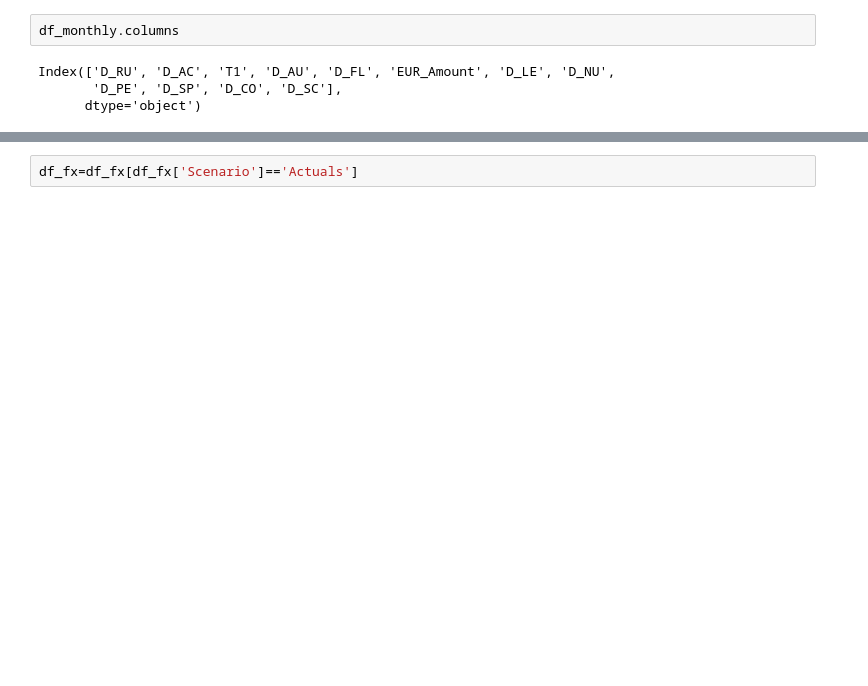
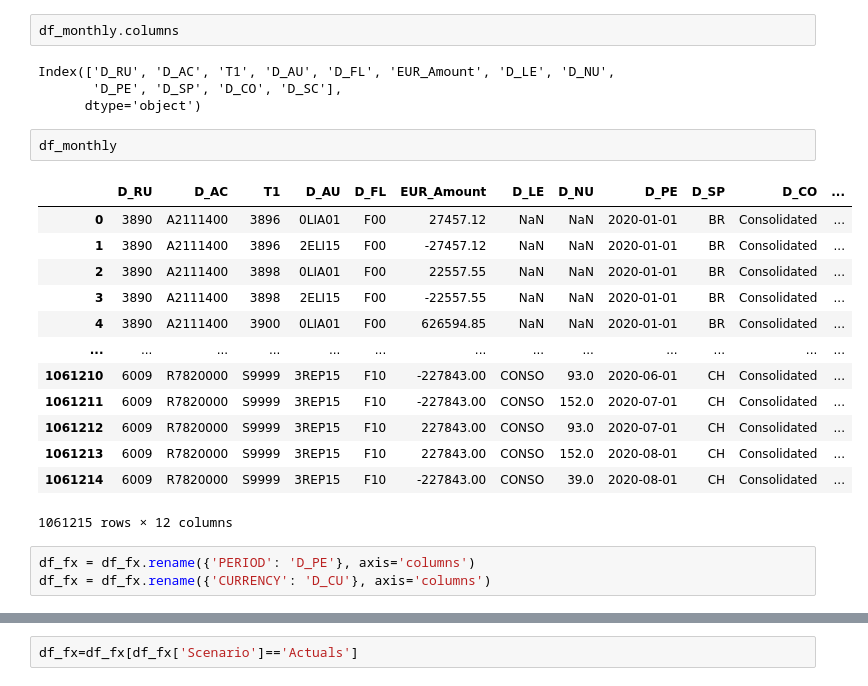
Before and after one commit to planning-and-control/opening-balance, a Jupyter notebook: src/F00_for_BP.ipynb, the cells around one changed output, grey strips where cells are left out. Cells and saved outputs as stored; diff of their text form; blank space fills up the shorter version.

```diff
--- a/src/F00_for_BP.ipynb
+++ b/src/F00_for_BP.ipynb
@@ -82,6 +102,25 @@ df_monthly.columns
 Index(['D_RU', 'D_AC', 'T1', 'D_AU', 'D_FL', 'EUR_Amount', 'D_LE', 'D_NU',
        'D_PE', 'D_SP', 'D_CO', 'D_SC'],
       dtype='object')
+# %%
+df_monthly
+# %% [output]
+|  | D_RU | D_AC | T1 | D_AU | D_FL | EUR_Amount | D_LE | D_NU | D_PE | D_SP | D_CO | ... |
+| 0 | 3890 | A2111400 | 3896 | 0LIA01 | F00 | 27457.12 | NaN | NaN | 2020-01-01 | BR | Consolidated | ... |
+| 1 | 3890 | A2111400 | 3896 | 2ELI15 | F00 | -27457.12 | NaN | NaN | 2020-01-01 | BR | Consolidated | ... |
+| 2 | 3890 | A2111400 | 3898 | 0LIA01 | F00 | 22557.55 | NaN | NaN | 2020-01-01 | BR | Consolidated | ... |
+| 3 | 3890 | A2111400 | 3898 | 2ELI15 | F00 | -22557.55 | NaN | NaN | 2020-01-01 | BR | Consolidated | ... |
+| 4 | 3890 | A2111400 | 3900 | 0LIA01 | F00 | 626594.85 | NaN | NaN | 2020-01-01 | BR | Consolidated | ... |
+| ... | ... | ... | ... | ... | ... | ... | ... | ... | ... | ... | ... | ... |
+| 1061210 | 6009 | R7820000 | S9999 | 3REP15 | F10 | -227843.00 | CONSO | 93.0 | 2020-06-01 | CH | Consolidated | ... |
+| 1061211 | 6009 | R7820000 | S9999 | 3REP15 | F10 | -227843.00 | CONSO | 152.0 | 2020-07-01 | CH | Consolidated | ... |
+| 1061212 | 6009 | R7820000 | S9999 | 3REP15 | F10 | 227843.00 | CONSO | 93.0 | 2020-07-01 | CH | Consolidated | ... |
+| 1061213 | 6009 | R7820000 | S9999 | 3REP15 | F10 | 227843.00 | CONSO | 152.0 | 2020-08-01 | CH | Consolidated | ... |
+| 1061214 | 6009 | R7820000 | S9999 | 3REP15 | F10 | -227843.00 | CONSO | 39.0 | 2020-08-01 | CH | Consolidated | ... |
+1061215 rows × 12 columns
+# %%
+df_fx = df_fx.rename({'PERIOD': 'D_PE'}, axis='columns')
+df_fx = df_fx.rename({'CURRENCY': 'D_CU'}, axis='columns')
 # %%
 df_fx
 # %% [output]
```
Also changed, not shown: parts of 29 cells of this notebook.
